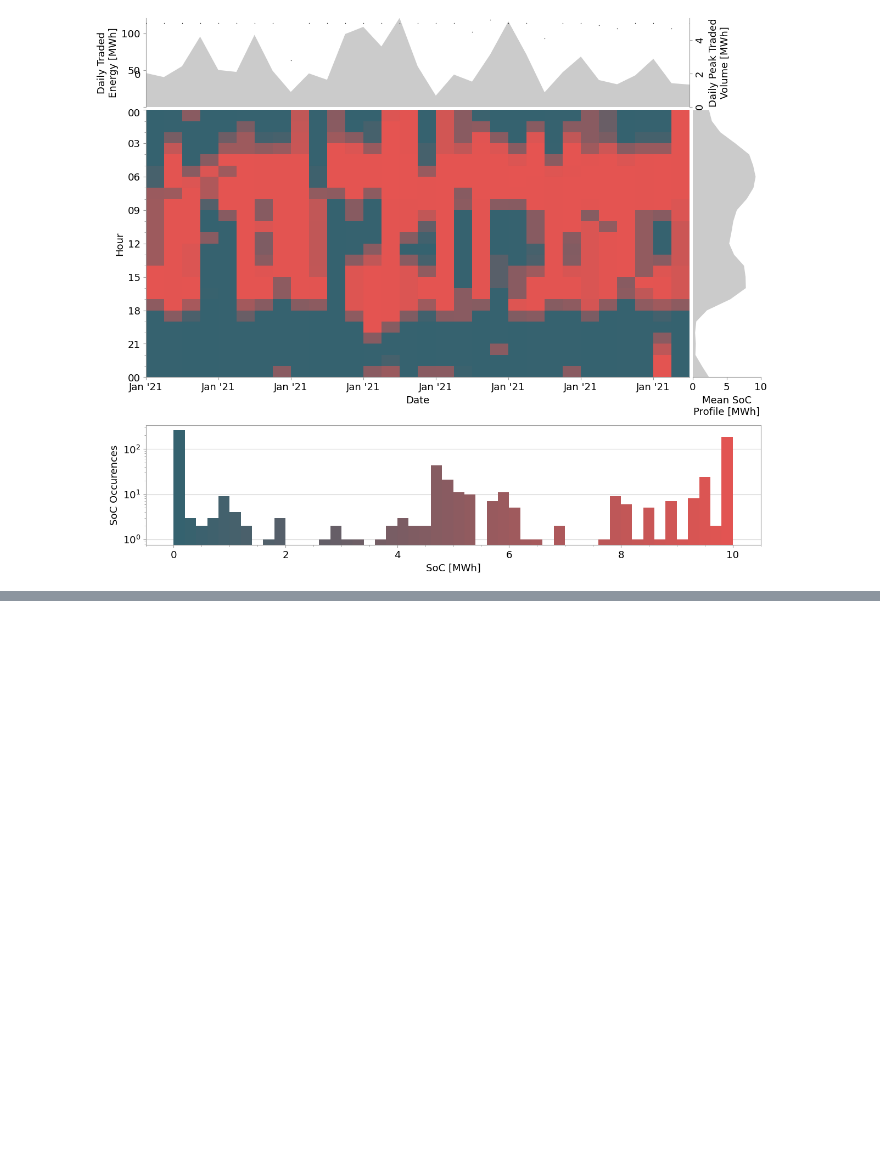
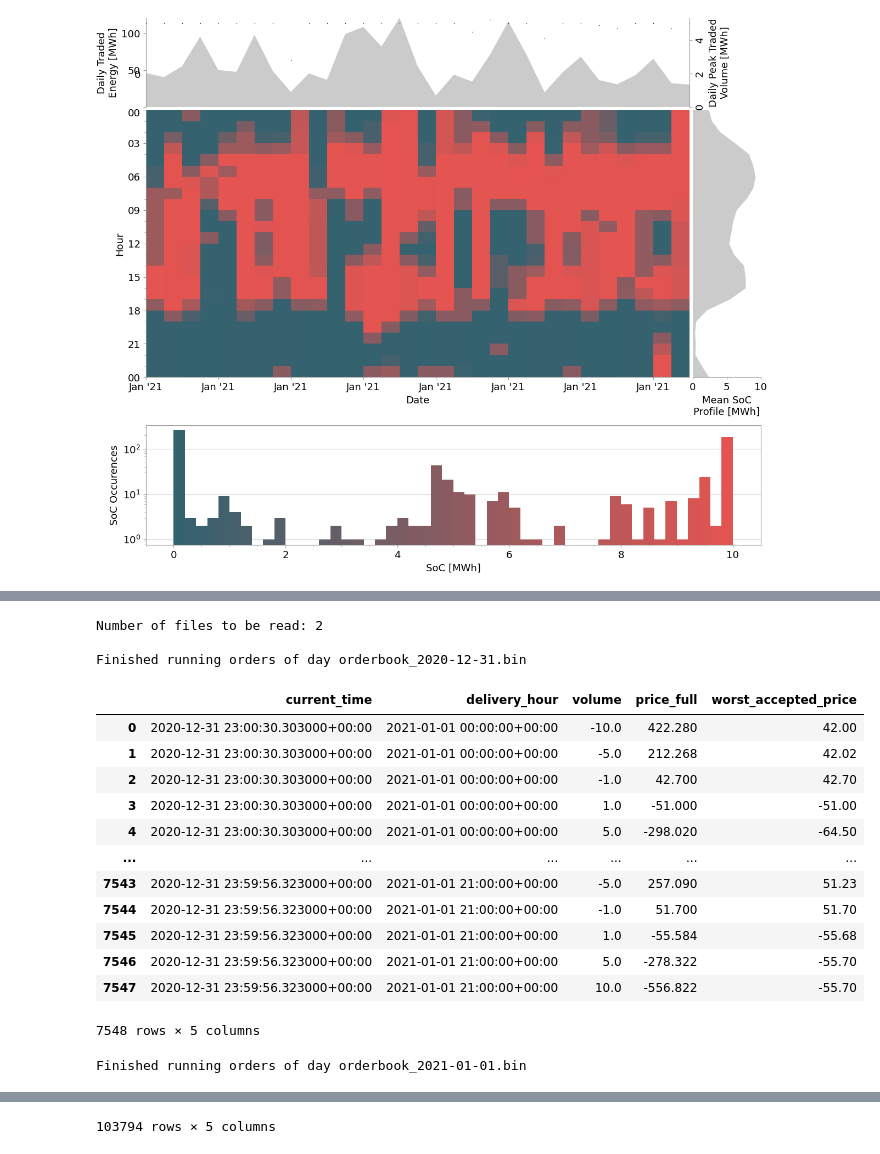
Before and after one commit to simon-hirsch/bitepy, a Jupyter notebook: notebooks/package_tutorial.ipynb, the cells around one changed output, grey strips where cells are left out. Drawn from its saved outputs; the diff is of its cells as text; code cells hidden in the pictures; blank space fills up the shorter version.

```diff
--- a/notebooks/package_tutorial.ipynb
+++ b/notebooks/package_tutorial.ipynb
@@ -189,0 +116,46 @@ Total Reward (incl. deg. costs) 6943.11 €.
+# %%
+params = {
+    "tec_delay": 0, # ms
+    "fixed_solve_time": 0, # ms
+    "solve_frequency": 0.0, # min
+}
+
+start_date = pd.Timestamp("2021-01-01 00:00:00", tz="Europe/Berlin")
+end_date = pd.Timestamp("2021-01-02 00:00:00", tz="Europe/Berlin")
+
+ob_path = "...path/to/binaries/"
+
+sim = bite.Simulation(start_date, end_date, **params)
+
+lob_paths = sim.get_data_bins_for_each_day(ob_path, start_date, end_date)
+
+print("Number of files to be read:", len(lob_paths))
+print()
+
+VOLS = np.array([-10, -5, -1, 0, 1, 5, 10]) # in MWh
+FREQ = 30 # seconds
+
+for i, path in enumerate(lob_paths):
+    sim.add_bin_to_orderqueue(path)
+    vol_price_list = sim.return_vol_price_pairs(i == len(lob_paths) - 1, FREQ, VOLS)
+    print(f"Finished running orders of day "+path.split("/")[-1], flush=True)
+
+    display(vol_price_list)
+# %% [output]
+Number of files to be read: 2
+
+Finished running orders of day orderbook_2020-12-31.bin
+|  | current_time | delivery_hour | volume | price_full | worst_accepted_price |
+| 0 | 2020-12-31 23:00:30.303000+00:00 | 2021-01-01 00:00:00+00:00 | -10.0 | 422.280 | 42.00 |
+| 1 | 2020-12-31 23:00:30.303000+00:00 | 2021-01-01 00:00:00+00:00 | -5.0 | 212.268 | 42.02 |
+| 2 | 2020-12-31 23:00:30.303000+00:00 | 2021-01-01 00:00:00+00:00 | -1.0 | 42.700 | 42.70 |
+| 3 | 2020-12-31 23:00:30.303000+00:00 | 2021-01-01 00:00:00+00:00 | 1.0 | -51.000 | -51.00 |
+| 4 | 2020-12-31 23:00:30.303000+00:00 | 2021-01-01 00:00:00+00:00 | 5.0 | -298.020 | -64.50 |
+| ... | ... | ... | ... | ... | ... |
+| 7543 | 2020-12-31 23:59:56.323000+00:00 | 2021-01-01 21:00:00+00:00 | -5.0 | 257.090 | 51.23 |
+| 7544 | 2020-12-31 23:59:56.323000+00:00 | 2021-01-01 21:00:00+00:00 | -1.0 | 51.700 | 51.70 |
+| 7545 | 2020-12-31 23:59:56.323000+00:00 | 2021-01-01 21:00:00+00:00 | 1.0 | -55.584 | -55.68 |
+| 7546 | 2020-12-31 23:59:56.323000+00:00 | 2021-01-01 21:00:00+00:00 | 5.0 | -278.322 | -55.70 |
+| 7547 | 2020-12-31 23:59:56.323000+00:00 | 2021-01-01 21:00:00+00:00 | 10.0 | -556.822 | -55.70 |
+7548 rows × 5 columns
+Finished running orders of day orderbook_2021-01-01.bin
@@ -189,0 +174 @@ Total Reward (incl. deg. costs) 6943.11 €.
+103794 rows × 5 columns
```
Also changed, not shown: parts of 8 cells of this notebook, 2 other files.
